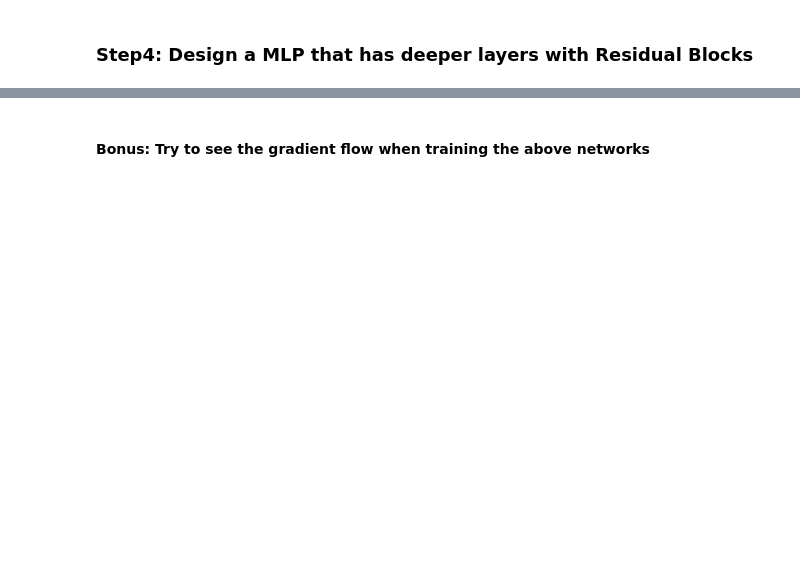
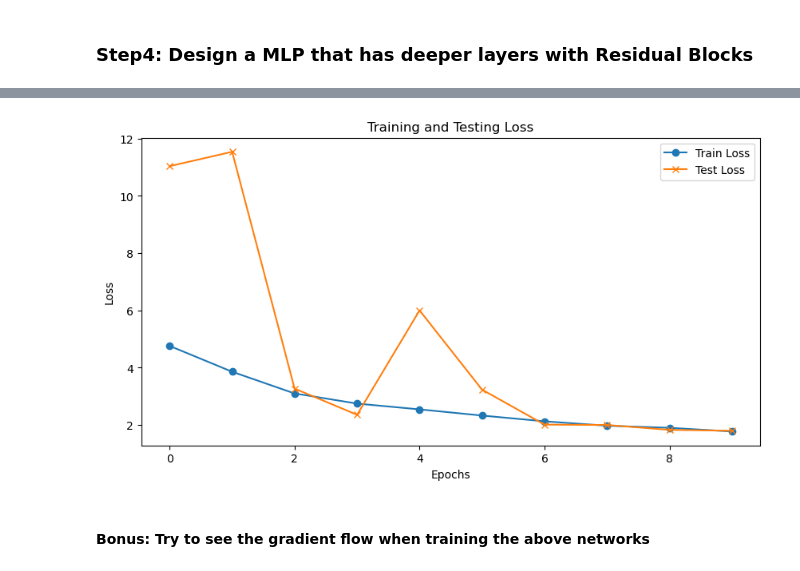
Before and after one commit to Charles-T-T/Multimedia-Technology, a Jupyter notebook: labs/lab3/src/assignment3_hw_batchnorm_dropout_residual.ipynb, the cells around one changed output, grey strips where cells are left out. Saved outputs shown, nothing was run; the diff lists cells and outputs as text; code cells hidden in the pictures; blank space fills up the shorter version.

```diff
--- a/labs/lab3/src/assignment3_hw_batchnorm_dropout_residual.ipynb
+++ b/labs/lab3/src/assignment3_hw_batchnorm_dropout_residual.ipynb
@@ -367,7 +447,10 @@ class DeepResidualMLP(nn.Module):
 # %%
-# Training DeepMLP
+# Training DeepResidualMLP
 # your code here
-
+model_ResMLP = DeepResidualMLP().to(device)
+train_loss, test_loss = train_with_test(model_ResMLP, trainloader, testloader, 10)
 
 # Save the losses during training and testing and plot them using plot_loss()
 # your code here
+plot_loss(train_loss, test_loss)
+# %% [output]
@@ -373,0 +467 @@ class DeepResidualMLP(nn.Module):
+[figure, added]
```
Also changed, not shown: parts of 11 cells of this notebook.
